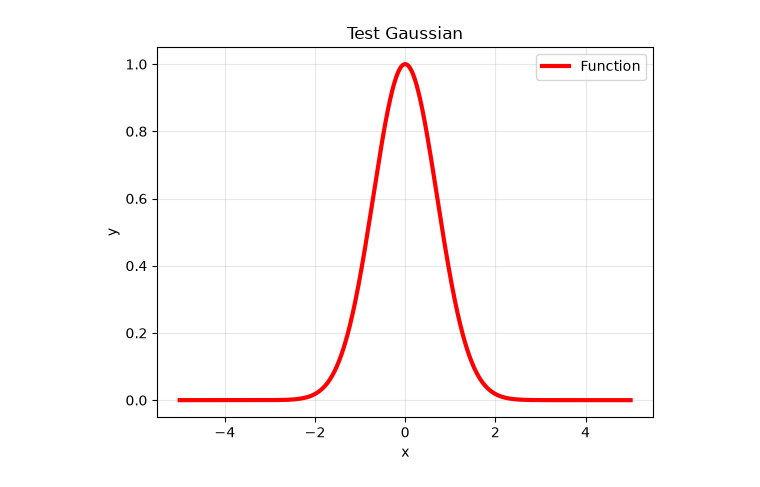
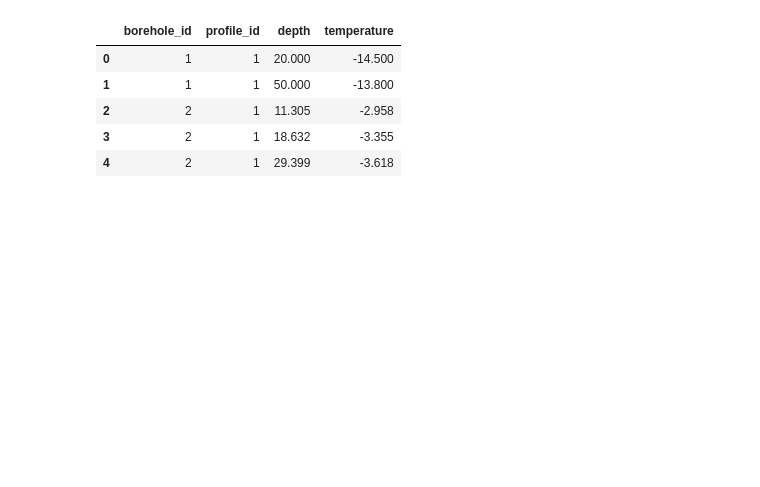
Before and after one commit to joshpark1007/Fall26-ESM-Project, a Jupyter notebook: test_1.ipynb, the cells around one changed output. Drawn from its saved outputs; the diff is of its cells as text; code cells hidden in the pictures; blank space fills up the shorter version.

```diff
--- a/test_1.ipynb
+++ b/test_1.ipynb
@@ -4,13 +7,11 @@ import matplotlib.pyplot as plt
+# %%
+df.head()
+# %% [output]
+|  | borehole_id | profile_id | depth | temperature |
+| 0 | 1 | 1 | 20.000 | -14.500 |
+| 1 | 1 | 1 | 50.000 | -13.800 |
+| 2 | 2 | 1 | 11.305 | -2.958 |
+| 3 | 2 | 1 | 18.632 | -3.355 |
+| 4 | 2 | 1 | 29.399 | -3.618 |
 # %%
-x = np.linspace(-5,5, 1000)
-def y(x):
-    return np.exp(-x**2)
-
-plt.plot(x,y(x),color='r',lw=3,label='Function')
-plt.xlabel('x')
-plt.ylabel('y')
-plt.title("Test Gaussian")
-plt.legend()
-plt.grid(alpha=0.3)
+bores = df[(df['temperature']==0) & (df['depth'] == 0)]['borehole_id'].unique()
-# %% [output]
-[figure, removed]
```
Also changed, not shown: parts of 7 cells of this notebook.
